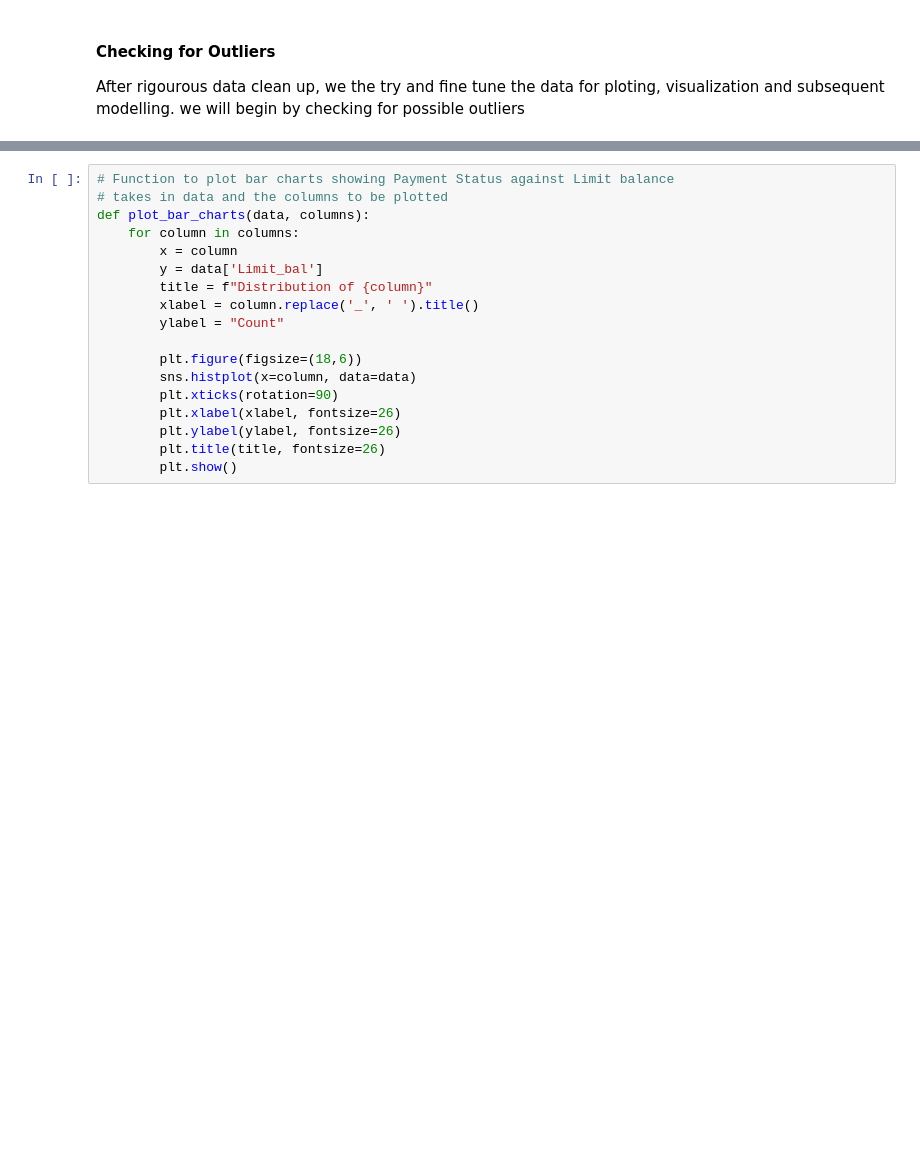
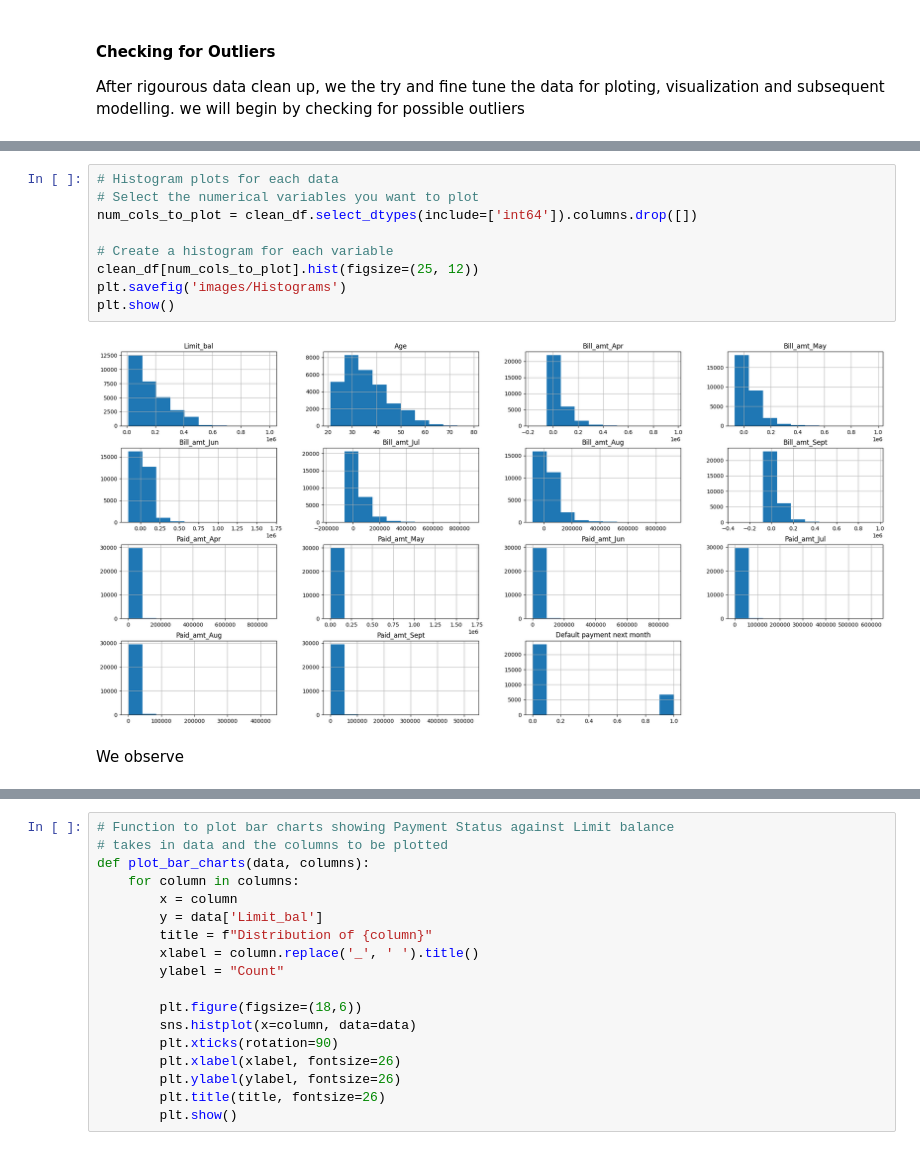
Before and after one commit to Imacharia/Default_predictor, a Jupyter notebook: Credit card default analysis.ipynb, the cells around one changed output, grey strips where cells are left out. Drawn from its saved outputs; the diff is of its cells as text; blank space fills up the shorter version.

```diff
--- a/Credit card default analysis.ipynb
+++ b/Credit card default analysis.ipynb
@@ -175,0 +179,13 @@ The above process might be quite tedious therefore we will automate it to plot t
+# %%
+# Histogram plots for each data
+# Select the numerical variables you want to plot
+num_cols_to_plot = clean_df.select_dtypes(include=['int64']).columns.drop([])
+
+# Create a histogram for each variable
+clean_df[num_cols_to_plot].hist(figsize=(25, 12))
+plt.savefig('images/Histograms')
+plt.show()
+# %% [output]
+[figure, added]
+# %% [markdown]
+We observe
```
Also changed, not shown: parts of 13 cells of this notebook, 5 other files.
